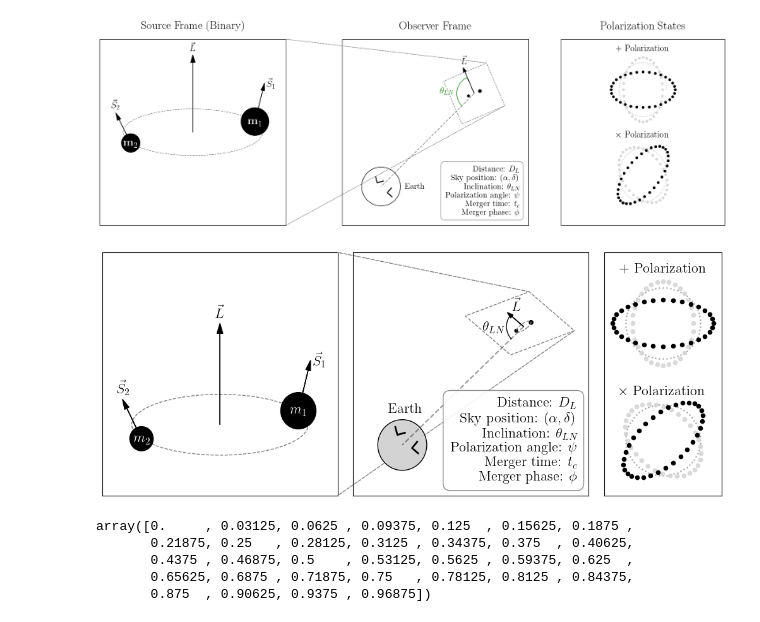
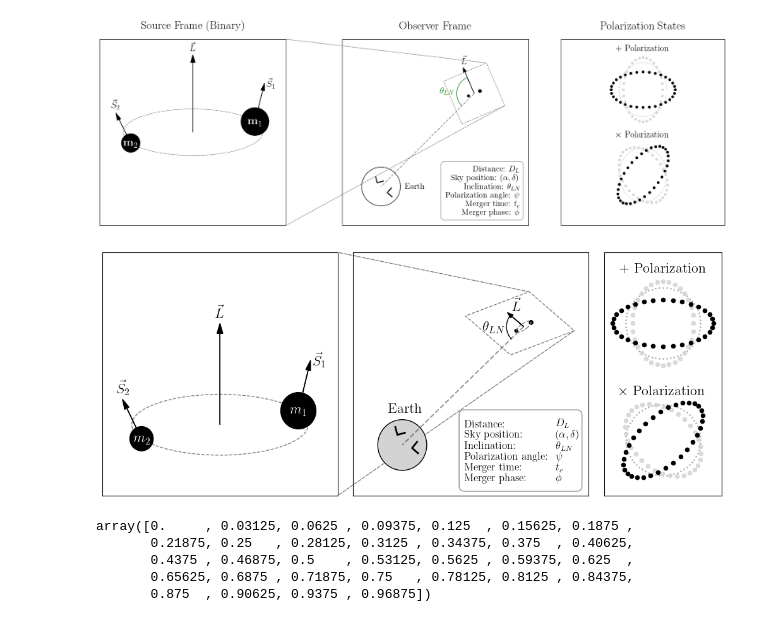
Before and after one commit to jack-heinzel/phd-thesis, a Jupyter notebook: thesis/introduction/plot.ipynb, the cells around one changed output. Saved outputs shown, nothing was run; the diff lists cells and outputs as text; code cells hidden in the pictures.

```diff
--- a/thesis/introduction/plot.ipynb
+++ b/thesis/introduction/plot.ipynb
@@ -418,19 +418,39 @@ lbl_angle = np.radians((theta1 + theta2) / 2)
 ax2.text(box_x + 0.3 * np.cos(lbl_angle) + inset_xshift - 0.015, box_y + 0.3 * np.sin(lbl_angle) + inset_yshift, r"$\theta_{LN}$", color='black', fontsize=16, ha='center', va='center')
 
 # Information Text
-info_text = ("Distance: $D_L$\n"
-             "Sky position: $(\\alpha, \\delta)$\n"
-             "Inclination: $\\theta_{LN}$\n"
-             "Polarization angle: $\\psi$\n"
-             "Merger time: $t_c$\n"
-             "Merger phase: $\phi$"
-             )
-ax2.text(0.95, 0.05, info_text,
-         transform=ax2.transAxes,
-         fontsize=16,
-         ha='right',
-         va='bottom',
-         bbox=dict(facecolor='white', alpha=0.9, edgecolor='gray', boxstyle='round,pad=0.5'), zorder=10)
+# Column 1: Labels
+col1_text = (r"Distance:" + "\n" +
+             r"Sky position:" + "\n" +
+             r"Inclination:" + "\n" +
+             r"Polarization angle:" + "\n" +
+             r"Merger time:" + "\n" +
+             r"Merger phase:")
+# Column 2: Math Variables
+col2_text = (r"$D_L$" + "\n" +
+             r"$(\alpha, \delta)$" + "\n" +
+             r"$\theta_{LN}$" + "\n" +
+             r"$\psi$" + "\n" +
+             r"$t_c$" + "\n" +
+             r"$\phi$")
+
+# 1. Draw an invisible background box anchored to the bottom right.
+# We repeat the longest line with extra padding to ensure the box is wide enough.
+bg_text = "Polarization angle: $(\\alpha, \delta)$\n" * 5 + "Polarization angle: $(\\alpha, \delta)$"
+ax2.text(0.95, 0.04, bg_text,
+         transform=ax2.transAxes, fontsize=12,
+         ha='right', va='bottom', zorder=10,
+         color='none', # Makes the text invisible, leaving only the bounding box
+         bbox=dict(facecolor='white', alpha=0.9, edgecolor='gray', boxstyle='round,pad=0.5'))
+
+# 2. Draw the Labels (Right-aligned to create a crisp column edge)
+ax2.text(0.47, 0.05, col1_text,
+         transform=ax2.transAxes, fontsize=12,
+         ha='left', va='bottom', zorder=11)
+
+# 3. Draw the Variables (Left-aligned, sitting just to the right of the labels)
+ax2.text(0.86, 0.05, col2_text,
+         transform=ax2.transAxes, fontsize=12,
+         ha='left', va='bottom', zorder=11)
 
 # Extract exact transformed corners of the parallelogram for accurate connection patches
 top_right_base = [box_w/2, box_h/2]
@@ -480,34 +500,34 @@ def draw_polarization_state(ax, center_y, title, perturb_x, perturb_y, text_y):
 perturb_plus_x = 0.08
 perturb_plus_y = -0.08
 draw_polarization_state(ax3, 0.5, r"$+$ Polarization", perturb_plus_x, perturb_plus_y, text_y=1.0)
 
 # Cross Polarization (Requires rotating the plus pattern)
 x_cross1 = (r + perturb_plus_x * 1.5) * np.cos(theta)
 y_cross1 = (r - perturb_plus_x * 1.5) * np.sin(theta)
 x_cross2 = (r - perturb_plus_x * 0.8) * np.cos(theta)
 y_cross2 = (r + perturb_plus_x * 0.8) * np.sin(theta)
 
 ang = np.pi/4
 x_cp1 = x_cross1 * np.cos(ang) - y_cross1 * np.sin(ang)
 y_cp1 = x_cross1 * np.sin(ang) + y_cross1 * np.cos(ang) - 0.65
 x_cp2 = x_cross2 * np.cos(ang) - y_cross2 * np.sin(ang)
 y_cp2 = x_cross2 * np.sin(ang) + y_cross2 * np.cos(ang) - 0.65
 
 x_ref_x = r * np.cos(2*np.pi*np.arange(0,1,1/64))
 y_ref_x = r * np.sin(2*np.pi*np.arange(0,1,1/64))
 
 ax3.scatter(x_ref_x, y_ref_x + 0.5, s=1, color=reference_color, alpha=0.5)
 ax3.scatter(x_ref_x, y_ref_x - 0.65, s=1, color=reference_color, alpha=0.5)
 
 ax3.scatter(x_cp2, y_cp2, color=phase_color, s=20, alpha=0.8, zorder=4)
 ax3.scatter(x_cp1, y_cp1, color=point_color, s=20, zorder=5)
 # Text pushed further down for separation
 ax3.text(0, -0.2, r"$\times$ Polarization", ha='center', fontsize=16)
 
 # plt.show()
 plt.savefig('bbh_merger_diagram.pdf', dpi=300, bbox_inches='tight')
 # %% [output]
-[figure, old version]
+[figure, new version]
 # %%
 np.arange(0, 1, 1/32)
 # %% [output]
```
Also changed, not shown: parts of 1 cell of this notebook, 2 other files.
